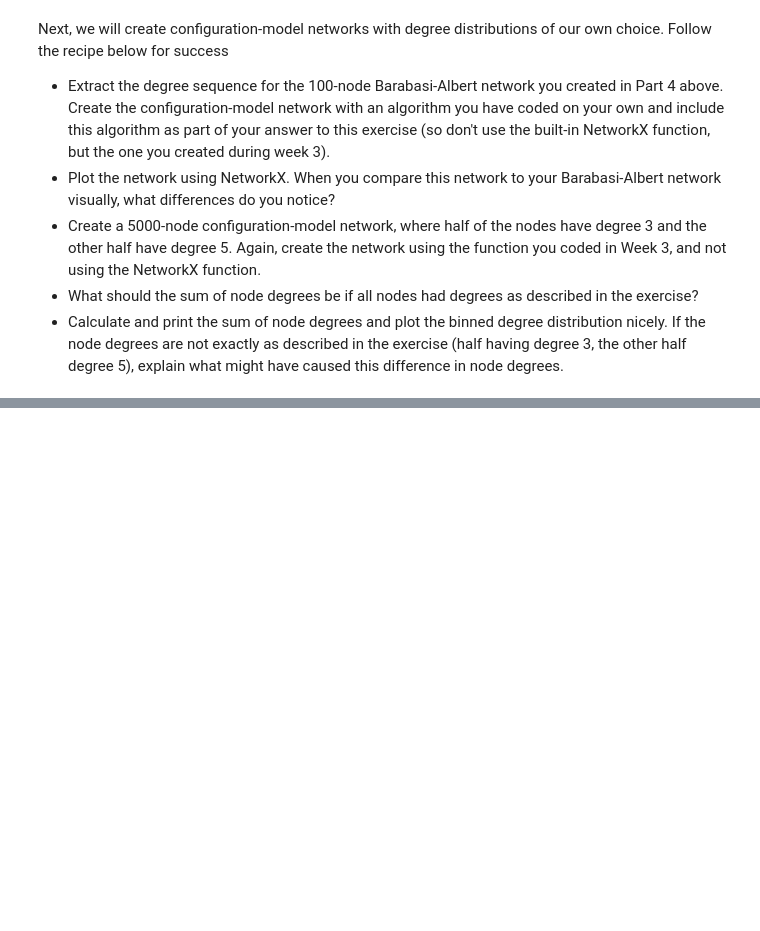
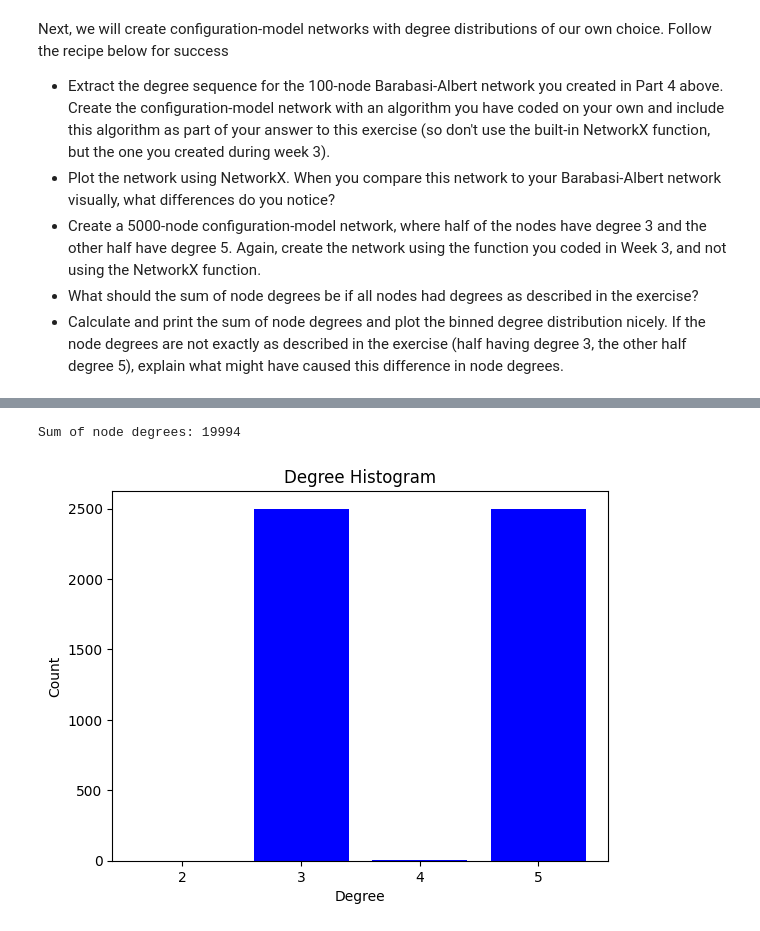
Before and after one commit to MrCogito/Social_Networks_2023, a Jupyter notebook: Assignment1.ipynb, the cells around one changed output, grey strips where cells are left out. Cells and saved outputs as stored; diff of their text form; code cells hidden in the pictures; blank space fills up the shorter version.

```diff
--- a/Assignment1.ipynb
+++ b/Assignment1.ipynb
@@ -271,0 +457,10 @@ Next, we will create configuration-model networks with degree distributions of o
+# %%
+# create degree sequence
+degree_sequence_5000 = [3] * 2500 + [5] * 2500
+
+#shuffle to ensure its random
+np.random.shuffle(degree_sequence_5000)
+
+# create network configuration model
+edgelist_5000 = configuration_model(degree_sequence_5000)
+G_cm_5000 = nx.Graph(edgelist_5000)
@@ -271,0 +475,25 @@ Next, we will create configuration-model networks with degree distributions of o
+# %%
+# Calculate the actual sum of network node degrees
+actual_sum_degrees = sum(dict(G_cm_5000.degree()).values())
+print(f"Sum of node degrees: {actual_sum_degrees}")
+# %% [output]
+Sum of node degrees: 19994
+# %%
+degree_counts = {}
+for _, degree in G_cm_5000.degree():
+    if degree in degree_counts:
+        degree_counts[degree] += 1
+    else:
+        degree_counts[degree] = 1
+
+degrees = list(degree_counts.keys())
+counts = list(degree_counts.values())
+
+plt.bar(degrees, counts, width=0.80, color='b')
+plt.title("Degree Histogram")
+plt.ylabel("Count")
+plt.xlabel("Degree")
+plt.xticks(sorted(degrees))
+plt.show()
+# %% [output]
+[figure, added]
```
Also changed, not shown: parts of 19 cells of this notebook.
